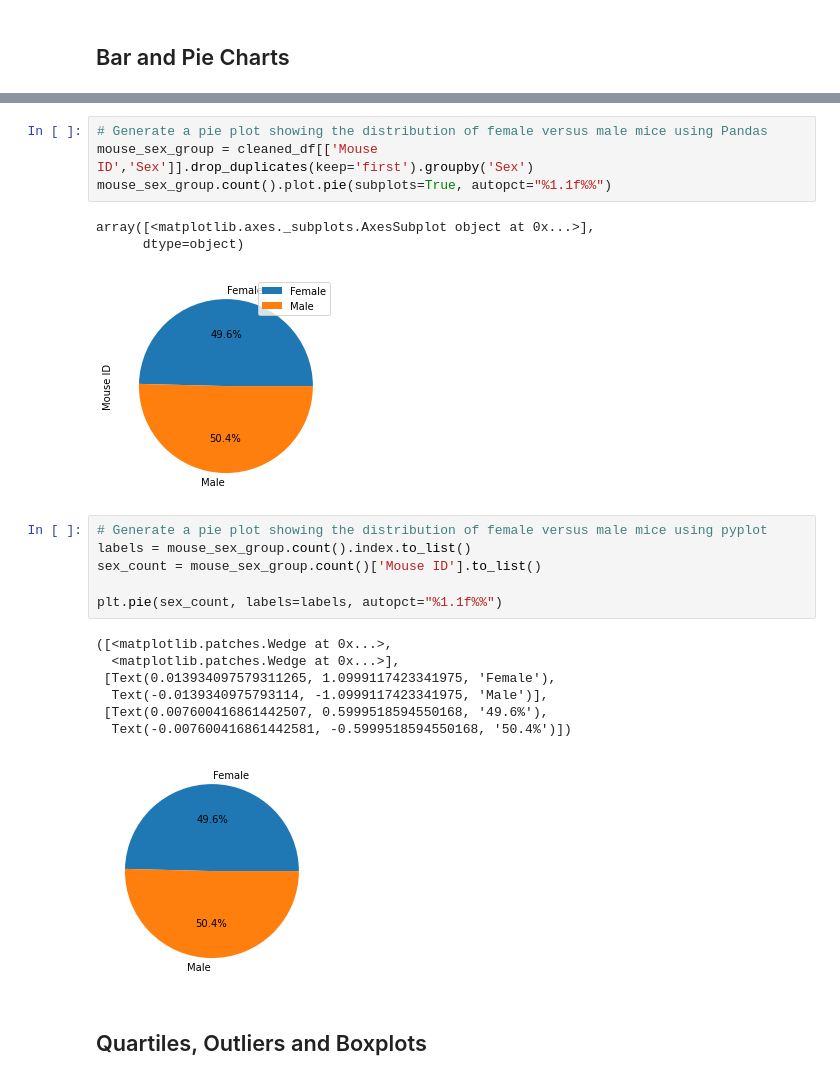
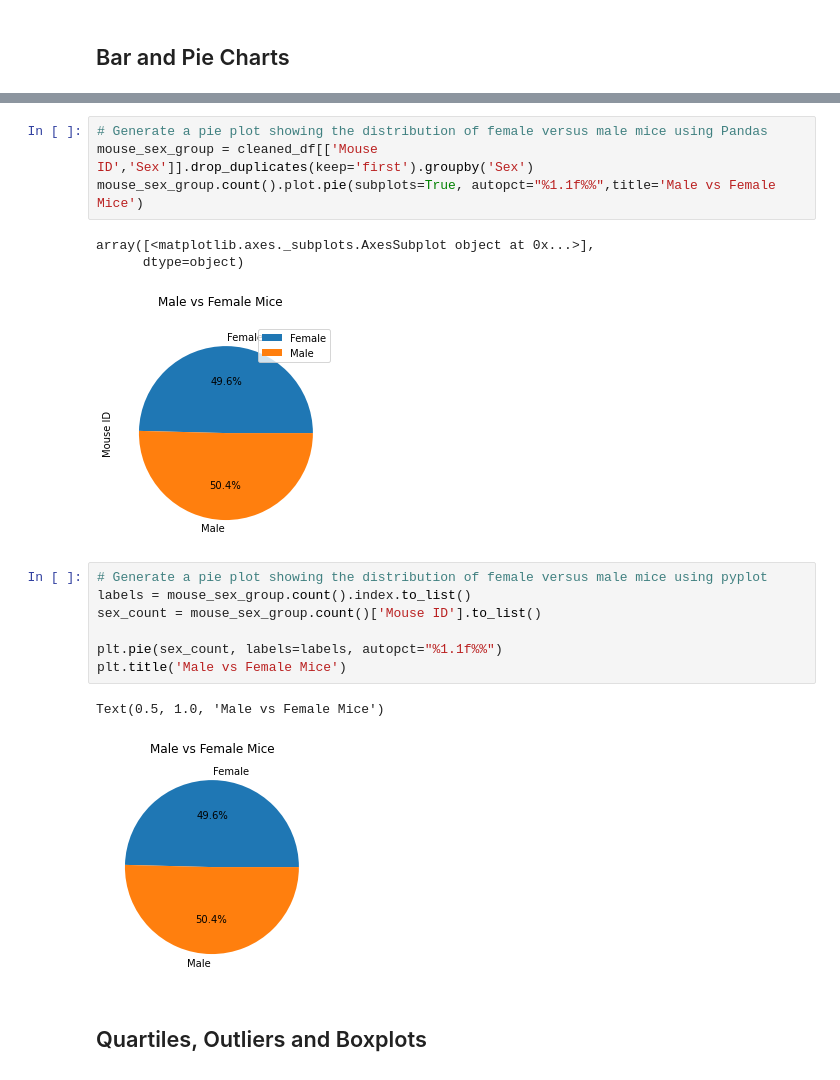
Before and after one commit to JWatson1102/mathplotlib-challenge, a Jupyter notebook: Pymaceuticals/pymaceuticals_starter.ipynb, the cells around one changed output, grey strips where cells are left out. Drawn from its saved outputs; the diff is of its cells as text.

```diff
--- a/Pymaceuticals/pymaceuticals_starter.ipynb
+++ b/Pymaceuticals/pymaceuticals_starter.ipynb
@@ -192,25 +191,21 @@ plt.xticks(x_axis,rotation='vertical')
 # %%
 # Generate a pie plot showing the distribution of female versus male mice using Pandas
 mouse_sex_group = cleaned_df[['Mouse ID','Sex']].drop_duplicates(keep='first').groupby('Sex')
-mouse_sex_group.count().plot.pie(subplots=True, autopct="%1.1f%%")
+mouse_sex_group.count().plot.pie(subplots=True, autopct="%1.1f%%",title='Male vs Female Mice')
 # %% [output]
 array([<matplotlib.axes._subplots.AxesSubplot object at 0x...>],
       dtype=object)
-[figure, old version]
+[figure, new version]
 # %%
 # Generate a pie plot showing the distribution of female versus male mice using pyplot
 labels = mouse_sex_group.count().index.to_list()
 sex_count = mouse_sex_group.count()['Mouse ID'].to_list()
 
 plt.pie(sex_count, labels=labels, autopct="%1.1f%%")
+plt.title('Male vs Female Mice')
 # %% [output]
-([<matplotlib.patches.Wedge at 0x...>,
-  <matplotlib.patches.Wedge at 0x...>],
- [Text(0.013934097579311265, 1.0999117423341975, 'Female'),
-  Text(-0.0139340975793114, -1.0999117423341975, 'Male')],
- [Text(0.007600416861442507, 0.5999518594550168, '49.6%'),
-  Text(-0.007600416861442581, -0.5999518594550168, '50.4%')])
+Text(0.5, 1.0, 'Male vs Female Mice')
-[figure, old version]
+[figure, new version]
 # %% [markdown]
 ## Quartiles, Outliers and Boxplots
 # %%
```
Also changed, not shown: parts of 9 cells of this notebook.
